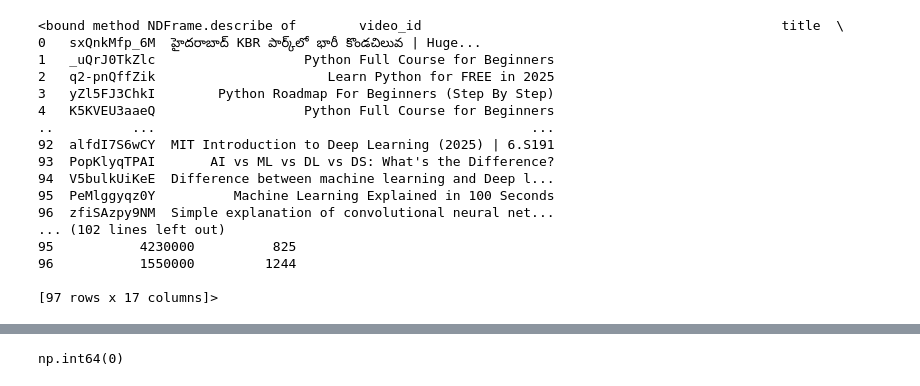
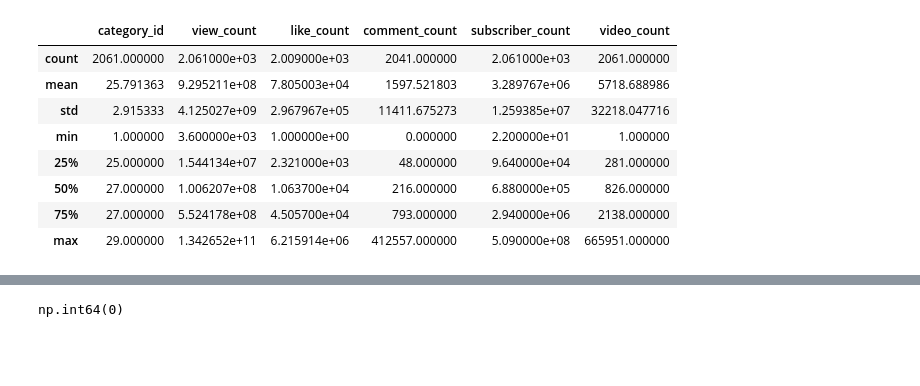
Before and after one commit to poornahari16/creatorlens-youtube-engagement-prediction, a Jupyter notebook: notebooks/03_EDA.ipynb, the cells around one changed output, grey strips where cells are left out. Drawn from its saved outputs; the diff is of its cells as text; code cells hidden in the pictures; blank space fills up the shorter version.

```diff
--- a/notebooks/03_EDA.ipynb
+++ b/notebooks/03_EDA.ipynb
@@ -72,24 +72,16 @@ video_count             0
 dtype: int64
 # %%
-df.describe
+df.describe()
 # %% [output]
-<bound method NDFrame.describe of        video_id                                              title  \
-0   sxQnkMfp_6M  హైదరాబాద్‌ KBR పార్క్‌లో భారీ కొండచిలువ | Huge...
-1   _uQrJ0TkZlc                   Python Full Course for Beginners
-2   q2-pnQffZik                      Learn Python for FREE in 2025
-3   yZl5FJ3ChkI        Python Roadmap For Beginners (Step By Step)
-4   K5KVEU3aaeQ                   Python Full Course for Beginners
-..          ...                                                ...
-92  alfdI7S6wCY  MIT Introduction to Deep Learning (2025) | 6.S191
-93  PopKlyqTPAI       AI vs ML vs DL vs DS: What's the Difference?
-94  V5bulkUiKeE  Difference between machine learning and Deep l...
-95  PeMlggyqz0Y          Machine Learning Explained in 100 Seconds
-96  zfiSAzpy9NM  Simple explanation of convolutional neural net...
-... (102 lines left out)
-95           4230000          825
-96           1550000         1244
-
-[97 rows x 17 columns]>
+|  | category_id | view_count | like_count | comment_count | subscriber_count | video_count |
+| count | 2061.000000 | 2.061000e+03 | 2.009000e+03 | 2041.000000 | 2.061000e+03 | 2061.000000 |
+| mean | 25.791363 | 9.295211e+08 | 7.805003e+04 | 1597.521803 | 3.289767e+06 | 5718.688986 |
+| std | 2.915333 | 4.125027e+09 | 2.967967e+05 | 11411.675273 | 1.259385e+07 | 32218.047716 |
+| min | 1.000000 | 3.600000e+03 | 1.000000e+00 | 0.000000 | 2.200000e+01 | 1.000000 |
+| 25% | 25.000000 | 1.544134e+07 | 2.321000e+03 | 48.000000 | 9.640000e+04 | 281.000000 |
+| 50% | 27.000000 | 1.006207e+08 | 1.063700e+04 | 216.000000 | 6.880000e+05 | 826.000000 |
+| 75% | 27.000000 | 5.524178e+08 | 4.505700e+04 | 793.000000 | 2.940000e+06 | 2138.000000 |
+| max | 29.000000 | 1.342652e+11 | 6.215914e+06 | 412557.000000 | 5.090000e+08 | 665951.000000 |
 # %%
 (df.isnull().sum() / len(df)) * 100
 # %% [output]
```
Also changed, not shown: parts of 7 cells of this notebook, 8 other files.
